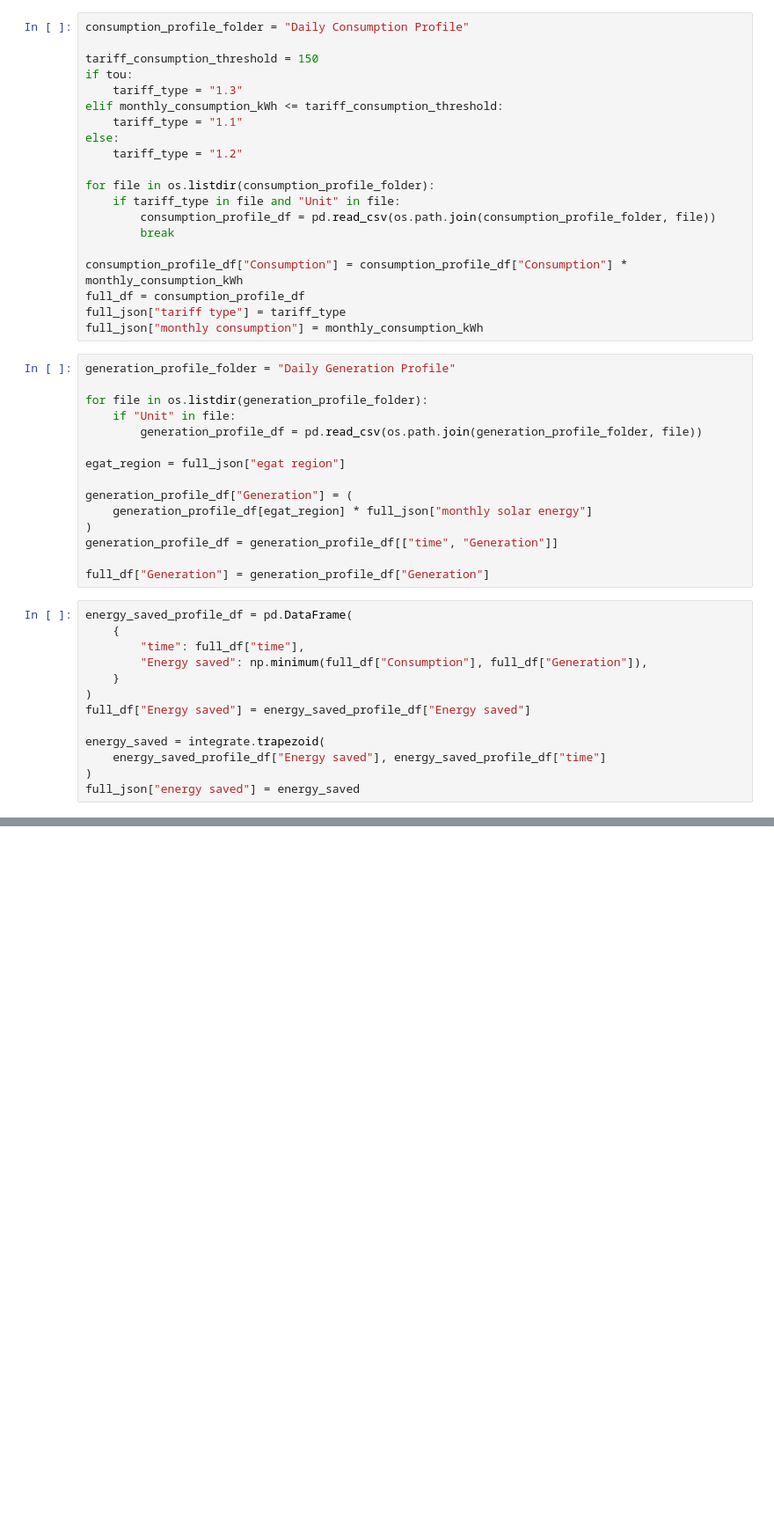
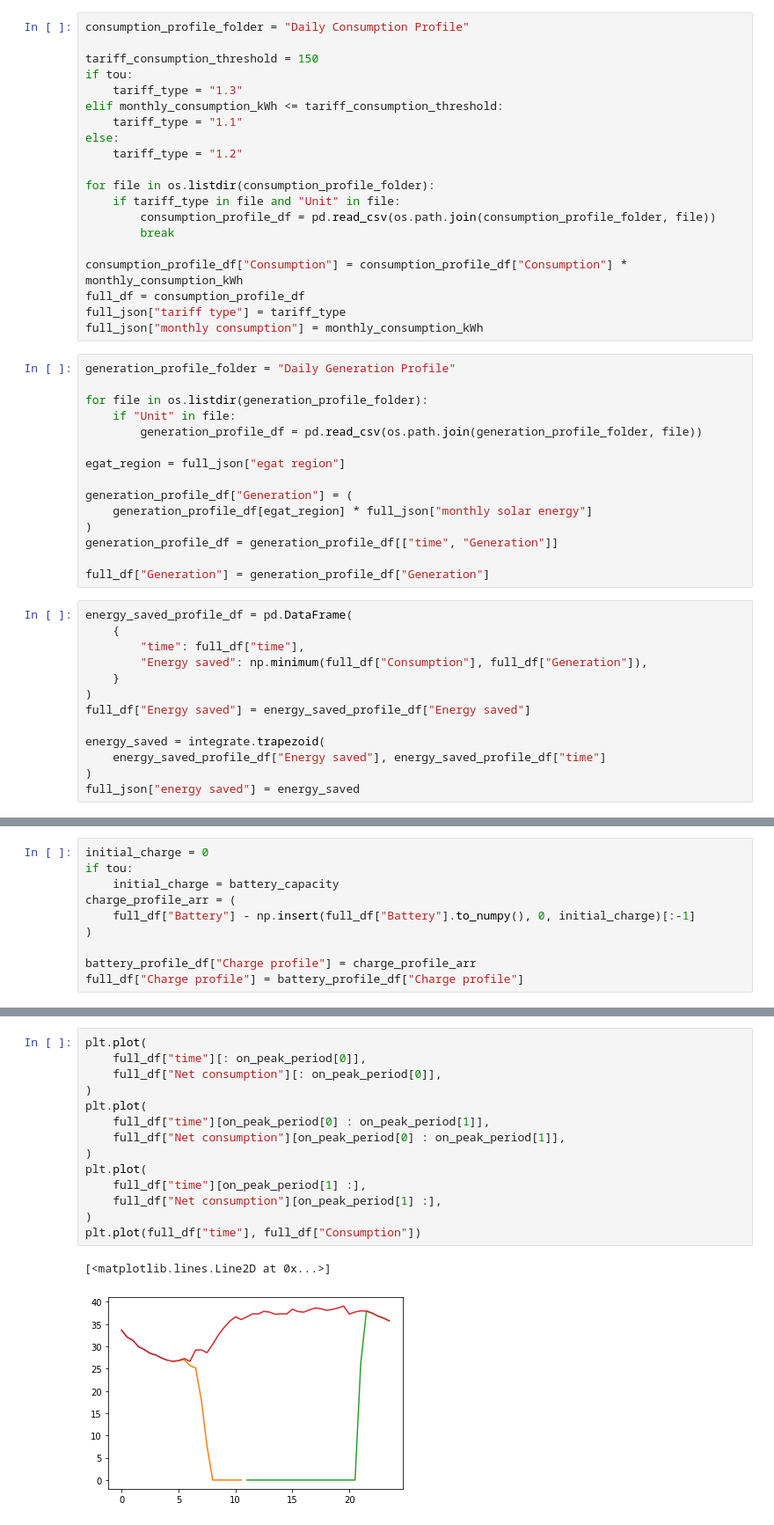
Before and after one commit to AndyBestIsBored/ThaiSolarROICalculation, a Jupyter notebook: calculation.ipynb, the cells around one changed output, grey strips where cells are left out. Shown: that part at 88% size. Saved outputs shown, nothing was run; the diff lists cells and outputs as text; blank space fills up the shorter version.

```diff
--- a/calculation.ipynb
+++ b/calculation.ipynb
@@ -133,3 +148,13 @@ energy_discharged = integrate.trapezoid(
+# %%
+initial_charge = 0
+if tou:
+    initial_charge = battery_capacity
+charge_profile_arr = (
+    full_df["Battery"] - np.insert(full_df["Battery"].to_numpy(), 0, initial_charge)[:-1]
+)
+
+battery_profile_df["Charge profile"] = charge_profile_arr
+full_df["Charge profile"] = battery_profile_df["Charge profile"]
 # %%
 energy_sold_profile_df = pd.DataFrame({"time":full_df["time"]})
 
@@ -203,0 +267,17 @@ def energy2cost_no_tou(monthly_consumption_kWh):
+# %%
+plt.plot(
+    full_df["time"][: on_peak_period[0]],
+    full_df["Net consumption"][: on_peak_period[0]],
+)
+plt.plot(
+    full_df["time"][on_peak_period[0] : on_peak_period[1]],
+    full_df["Net consumption"][on_peak_period[0] : on_peak_period[1]],
+)
+plt.plot(
+    full_df["time"][on_peak_period[1] :],
+    full_df["Net consumption"][on_peak_period[1] :],
+)
+plt.plot(full_df["time"], full_df["Consumption"])
+# %% [output]
+[<matplotlib.lines.Line2D at 0x...>]
+[figure, added]
```
Also changed, not shown: parts of 24 cells of this notebook, 4 other files.
